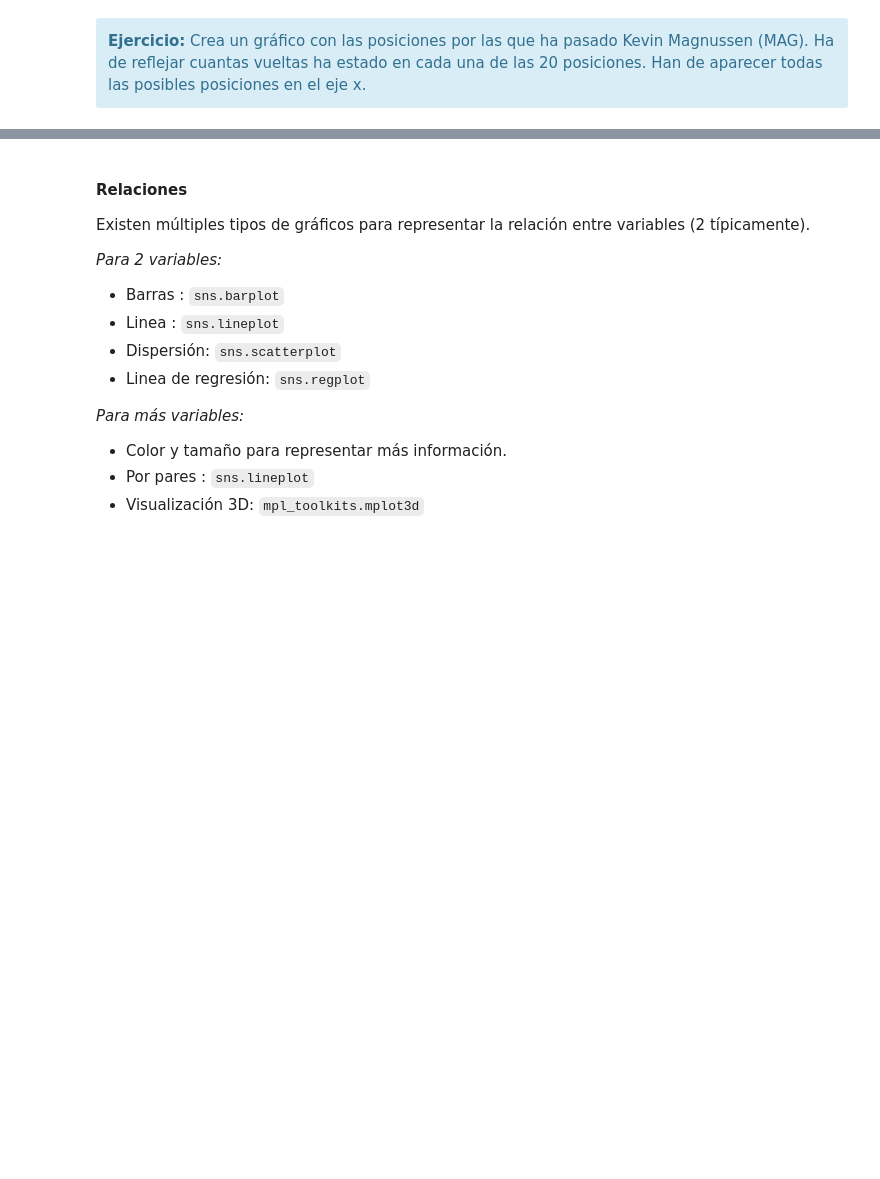
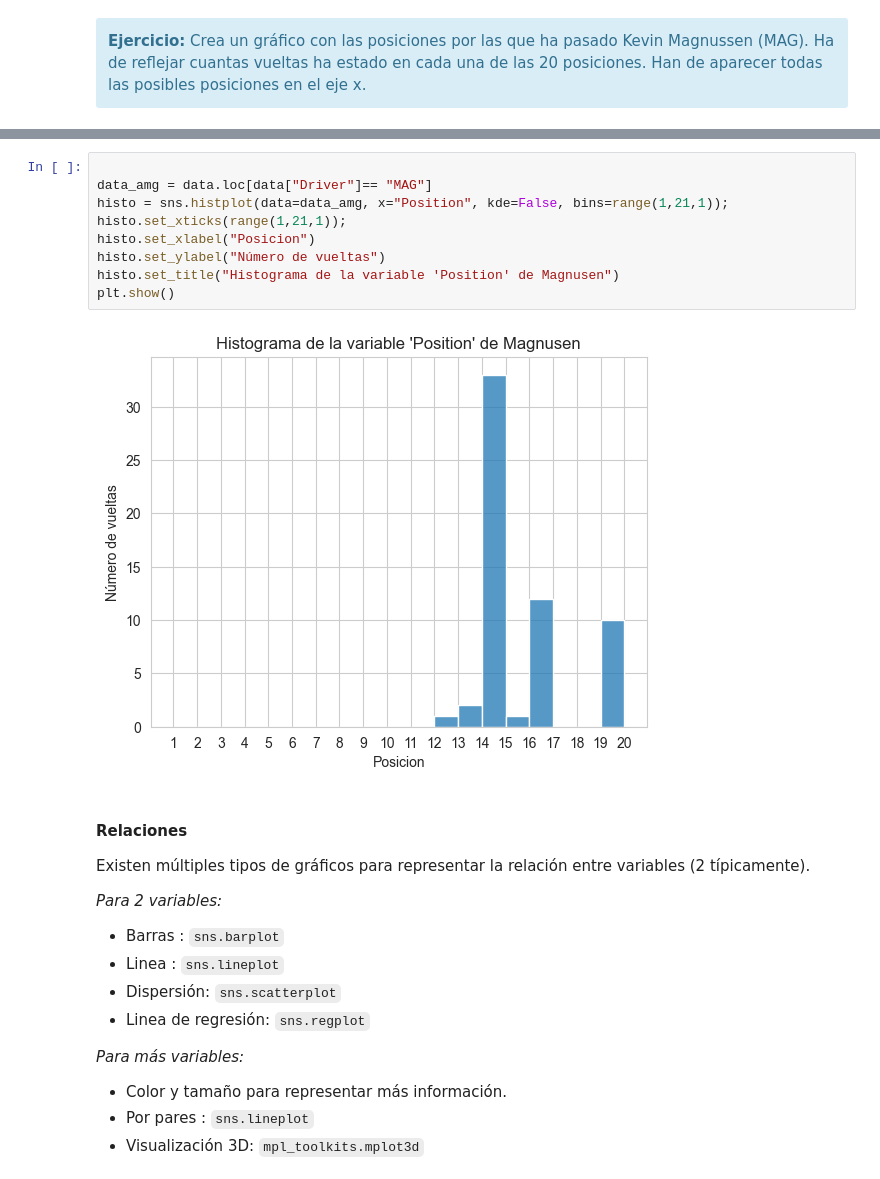
Before and after one commit to medinafdzz/Sistemas-Inteligentes, a Jupyter notebook: prácticas/ES/P2/P2.3-Visualización.ipynb, the cells around one changed output, grey strips where cells are left out. Saved outputs shown, nothing was run; the diff lists cells and outputs as text; blank space fills up the shorter version.

```diff
--- a/prácticas/ES/P2/P2.3-Visualización.ipynb
+++ b/prácticas/ES/P2/P2.3-Visualización.ipynb
@@ -165,3 +249,14 @@ plt.show()
+# %%
+
+data_amg = data.loc[data["Driver"]== "MAG"]
+histo = sns.histplot(data=data_amg, x="Position", kde=False, bins=range(1,21,1));
+histo.set_xticks(range(1,21,1));
+histo.set_xlabel("Posicion")
+histo.set_ylabel("Número de vueltas")
+histo.set_title("Histograma de la variable 'Position' de Magnusen")
+plt.show()
+# %% [output]
+[figure, added]
 # %% [markdown]
 #### **Relaciones**
 
```
Also changed, not shown: parts of 31 cells of this notebook.
